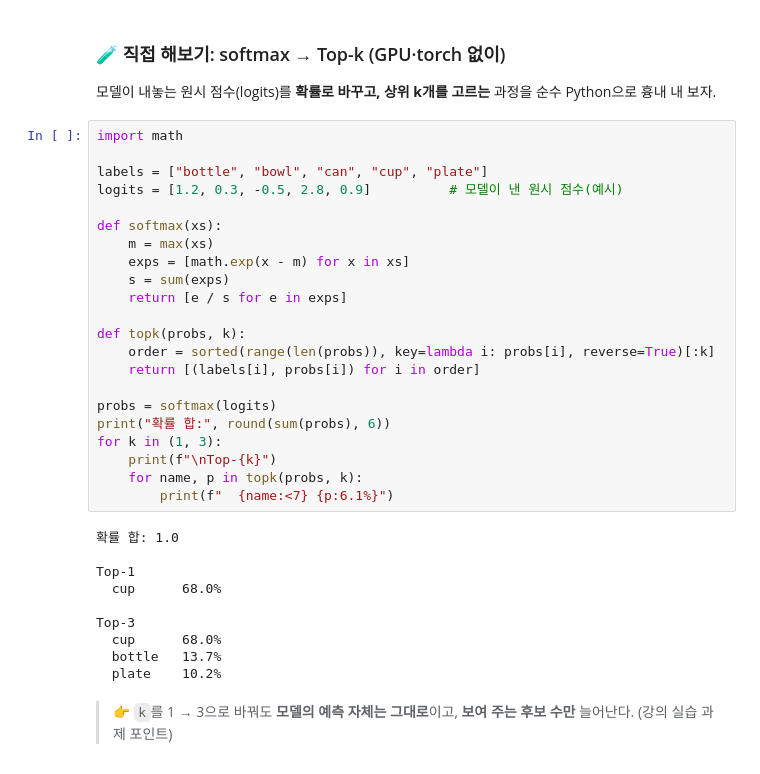
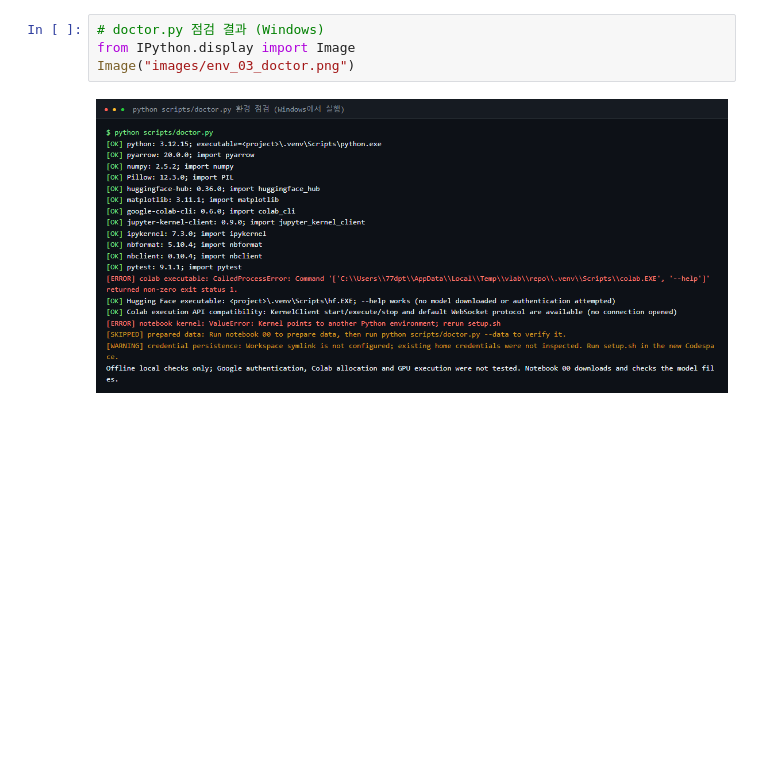
Before and after one commit to hwang-ye-song/-9-22, a Jupyter notebook: Vision_AI_특강_정리.ipynb, the cells around one changed output. Drawn from its saved outputs; the diff is of its cells as text; blank space fills up the shorter version.

```diff
--- a/Vision_AI_특강_정리.ipynb
+++ b/Vision_AI_특강_정리.ipynb
@@ -386,37 +240,6 @@ model.save_pretrained(..., safe_serialization=True)   # .safetensors로 저장
-# %% [markdown]
-### 🧪 직접 해보기: softmax → Top-k (GPU·torch 없이)
-모델이 내놓는 원시 점수(logits)를 **확률로 바꾸고, 상위 k개를 고르는** 과정을 순수 Python으로 흉내 내 보자.
-# %%
-import math
-
-labels = ["bottle", "bowl", "can", "cup", "plate"]
-logits = [1.2, 0.3, -0.5, 2.8, 0.9]          # 모델이 낸 원시 점수(예시)
-
-def softmax(xs):
-    m = max(xs)
-    exps = [math.exp(x - m) for x in xs]
-    s = sum(exps)
-    return [e / s for e in exps]
-
-def topk(probs, k):
-    order = sorted(range(len(probs)), key=lambda i: probs[i], reverse=True)[:k]
-    return [(labels[i], probs[i]) for i in order]
-
-probs = softmax(logits)
-print("확률 합:", round(sum(probs), 6))
-for k in (1, 3):
-    print(f"\nTop-{k}")
-    for name, p in topk(probs, k):
-        print(f"  {name:<7} {p:6.1%}")
-# %% [output]
-확률 합: 1.0
-
-Top-1
-  cup      68.0%
-
-Top-3
-  cup      68.0%
-  bottle   13.7%
-  plate    10.2%
-# %% [markdown]
-> 👉 `k`를 1 → 3으로 바꿔도 **모델의 예측 자체는 그대로**이고, **보여 주는 후보 수만** 늘어난다. (강의 실습 과제 포인트)
+# %%
+# doctor.py 점검 결과 (Windows)
+from IPython.display import Image
+Image("images/env_03_doctor.png")
+# %% [output]
+[figure, added]
```
Also changed, not shown: parts of 48 cells of this notebook, 19 other files.
